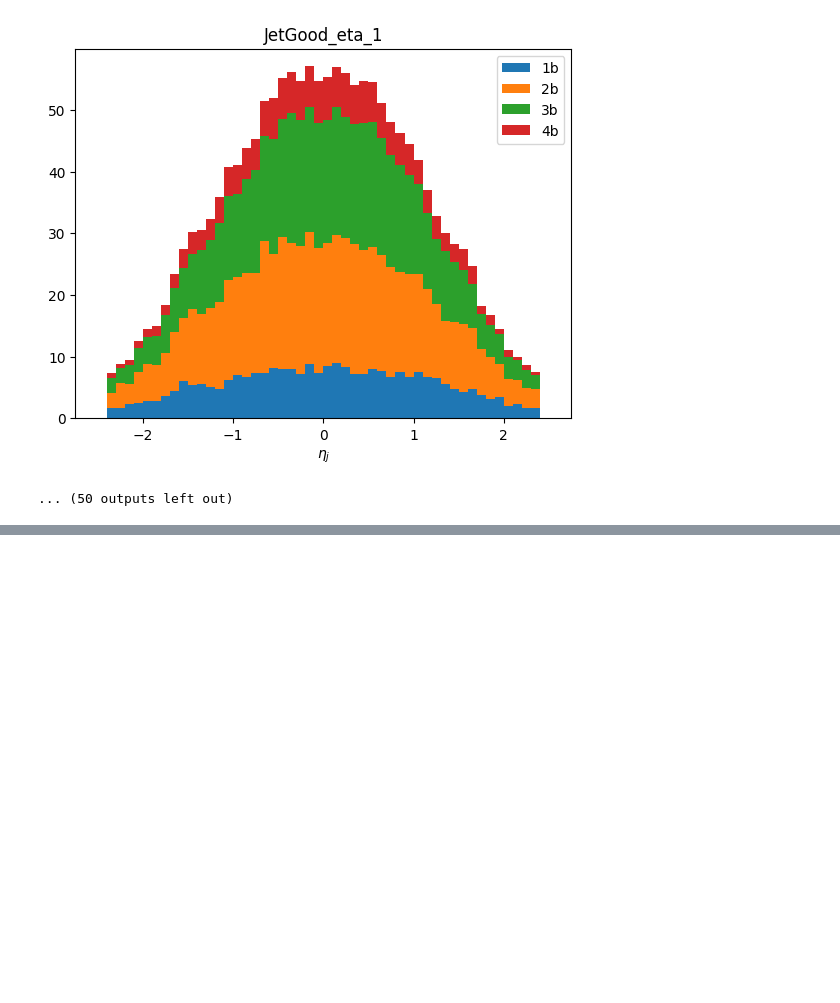
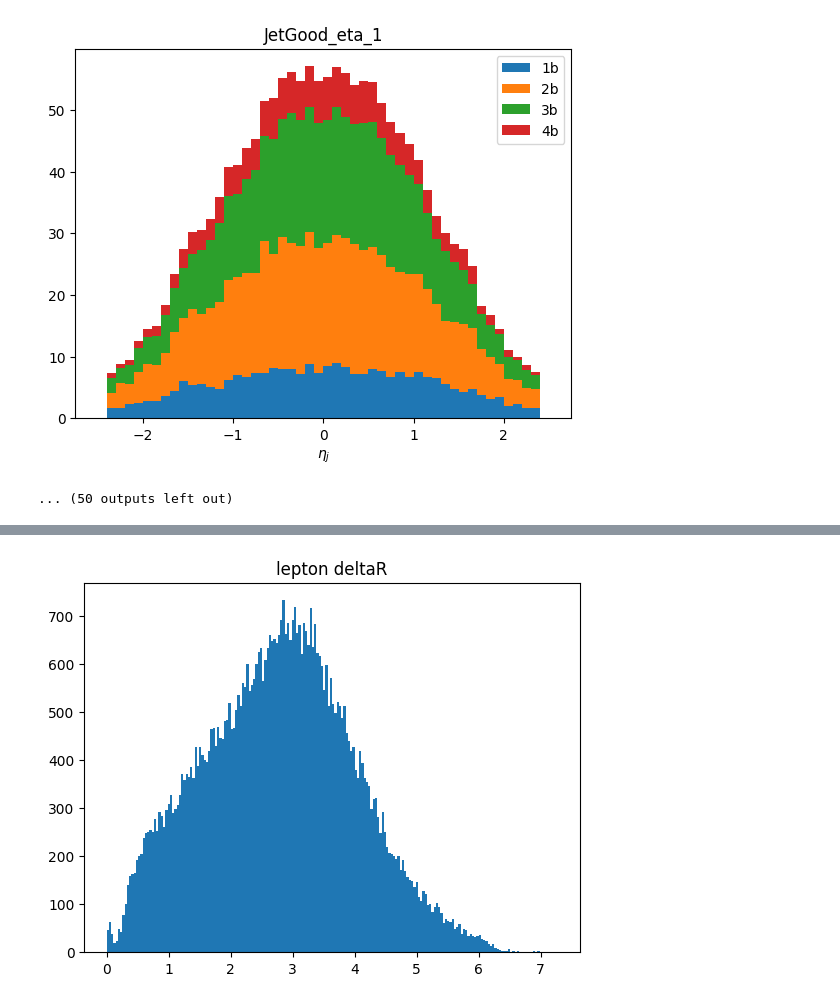
Before and after one commit to UBParker/PocketCoffea, a Jupyter notebook: stackHists.ipynb, the cells around one changed output, grey strips where cells are left out. Cells and saved outputs as stored; diff of their text form; code cells hidden in the pictures; blank space fills up the shorter version.

```diff
--- a/stackHists.ipynb
+++ b/stackHists.ipynb
@@ -13,9 +14,9 @@ if not os.path.exists('hists'):
 # %%
-filename = "output_ttHTobb_2018.coffea"
+filename = "output_ttHTobb_2018_jetVeto.coffea"
 o = load(filename)
 print(o.keys())
-o['variables'].keys()
 print(o['variables'].keys())
+print(o['columns']['ttHTobb']['ttHTobb_2018']['baseline'].keys())
 # %% [output]
 dict_keys(['sum_genweights', 'sumw', 'cutflow', 'variables', 'columns', 'processing_metadata', 'datasets_metadata'])
 dict_keys(['ElectronGood_eta_1', 'ElectronGood_pt_1', 'ElectronGood_phi_1', 'ElectronGood_etaSC_1', 'MuonGood_eta_1', 'MuonGood_pt_1', 'MuonGood_phi_1', 'nElectronGood', 'nMuonGood', 'nJets', 'nBJets' ...
@@ -106,0 +64,19 @@ for i, var_name in enumerate(o['variables'].keys()):
+# %%
+leptonsPhi = ak.from_numpy(o['columns']['ttHTobb']['ttHTobb_2018']['baseline']['LeptonGood_phi'].value)
+leptonsEta = ak.from_numpy(o['columns']['ttHTobb']['ttHTobb_2018']['baseline']['LeptonGood_eta'].value)
+leptonsN = ak.from_numpy(o['columns']['ttHTobb']['ttHTobb_2018']['baseline']['LeptonGood_N'].value)
+leptonsPhi = ak.unflatten(leptonsPhi,leptonsN)
+leptonsPhi = ak.to_list(ak.combinations(leptonsPhi,2))
+leptonsEta = ak.unflatten(leptonsEta,leptonsN)
+leptonsEta = ak.to_list(ak.combinations(leptonsEta,2))
+
+def deltaR(phis,etas):
+    leftPhi,rightPhi = ak.unzip(phis)
+    leftEta,rightEta = ak.unzip(etas)
+    return np.sqrt(pow(leftEta-rightEta,2)+pow(leftPhi-rightPhi,2))
+
+plt.hist(deltaR(leptonsPhi,leptonsEta),bins=200)
+plt.title("lepton deltaR")
+plt.show()
+# %% [output]
+[figure, added]
```
Also changed, not shown: parts of 10 cells of this notebook, 3 other files.
